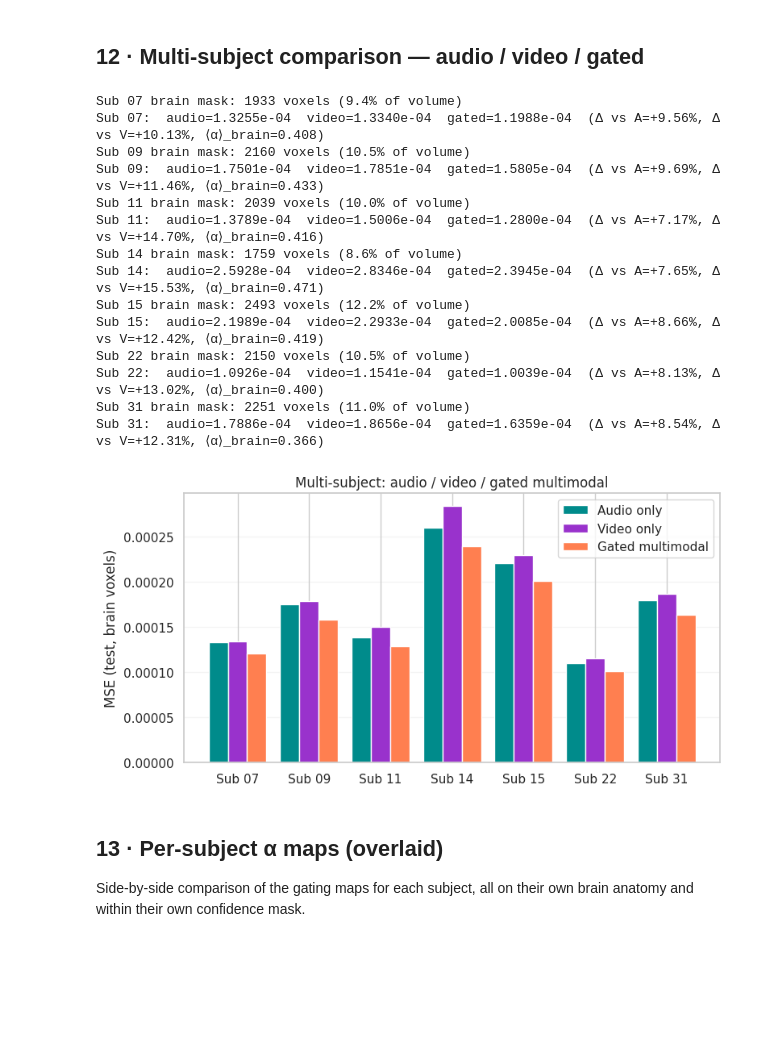
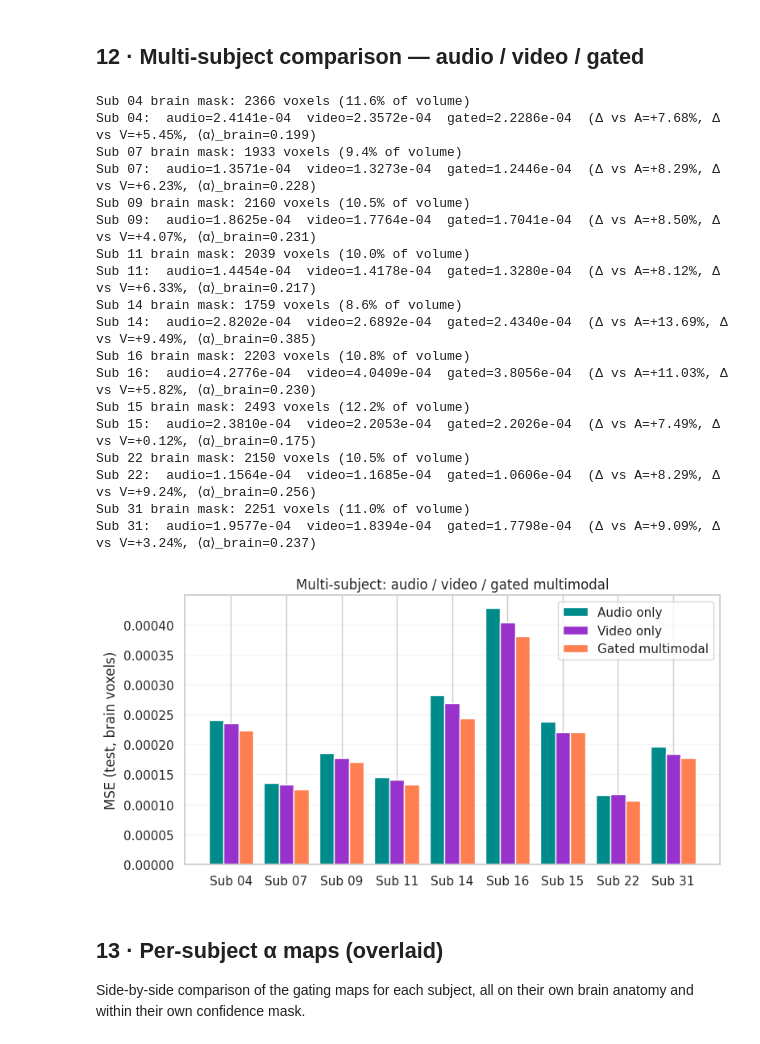
Before and after one commit to DorinDaniil/Multimodal-fMRI-forecasting, a Jupyter notebook: code/gated_multimodal.ipynb, the cells around one changed output. Drawn from its saved outputs; the diff is of its cells as text; code cells hidden in the pictures; blank space fills up the shorter version.

```diff
--- a/code/gated_multimodal.ipynb
+++ b/code/gated_multimodal.ipynb
@@ -93,8 +94,8 @@ X_video: (9750, 768)   X_audio: (9750, 768)
 # %% [markdown]
 ## 3 · Subject and hyperparameters
 # %%
-SUB_ID  = '07' # '04'
-DT      = 3       # Hemodynamic delay, seconds
+SUB_ID  = '22' # '04'
+DT      = 4       # Hemodynamic delay, seconds
 COEF    = 2       # AvgPool factor on the BOLD volume
 ALPHA_V = 2e2     # Ridge penalty for the (high-dim) video block
 ALPHA_A = 2e2     # Ridge penalty for the audio block.  With block_normalize=True
@@ -461,7 +597,7 @@ Best Δt gated:  2s  (MSE=1.1493e-04)
 # %% [markdown]
 ## 12 · Multi-subject comparison — audio / video / gated
 # %%
-subjects = ['07', '09', '11', '14', '15', '22', '31']
+subjects = ['04', '07', '09', '11', '14', '16', '15', '22', '31']
 results = {}
 
 for sid in subjects:
@@ -500,41 +636,45 @@ for sid in subjects:
         f'⟨α⟩_brain={m_g.alpha[s_mask].mean():.3f})'
     )
 
 # Three-bar group plot
 x = np.arange(len(subjects))
 w = 0.27
 fig, ax = plt.subplots(figsize=(8, 4.2))
 ax.bar(x - w, [results[s]['audio'] for s in subjects], w,
        color='darkcyan',  label='Audio only')
 ax.bar(x,     [results[s]['video'] for s in subjects], w,
        color='darkorchid', label='Video only')
 ax.bar(x + w, [results[s]['gated'] for s in subjects], w,
        color='coral',     label='Gated multimodal')
 ax.set_xticks(x)
 ax.set_xticklabels([f'Sub {s}' for s in subjects])
 ax.set_ylabel('MSE (test, brain voxels)')
 ax.set_title('Multi-subject: audio / video / gated multimodal')
 ax.legend()
 ax.grid(axis='y', alpha=0.2)
 plt.tight_layout()
 # plt.savefig('mse_subjects_gated.pdf', bbox_inches='tight')
 plt.show()
 # %% [output]
+Sub 04 brain mask: 2366 voxels (11.6% of volume)
+Sub 04:  audio=2.4141e-04  video=2.3572e-04  gated=2.2286e-04  (Δ vs A=+7.68%, Δ vs V=+5.45%, ⟨α⟩_brain=0.199)
 Sub 07 brain mask: 1933 voxels (9.4% of volume)
-Sub 07:  audio=1.3255e-04  video=1.3340e-04  gated=1.1988e-04  (Δ vs A=+9.56%, Δ vs V=+10.13%, ⟨α⟩_brain=0.408)
+Sub 07:  audio=1.3571e-04  video=1.3273e-04  gated=1.2446e-04  (Δ vs A=+8.29%, Δ vs V=+6.23%, ⟨α⟩_brain=0.228)
 Sub 09 brain mask: 2160 voxels (10.5% of volume)
-Sub 09:  audio=1.7501e-04  video=1.7851e-04  gated=1.5805e-04  (Δ vs A=+9.69%, Δ vs V=+11.46%, ⟨α⟩_brain=0.433)
+Sub 09:  audio=1.8625e-04  video=1.7764e-04  gated=1.7041e-04  (Δ vs A=+8.50%, Δ vs V=+4.07%, ⟨α⟩_brain=0.231)
 Sub 11 brain mask: 2039 voxels (10.0% of volume)
-Sub 11:  audio=1.3789e-04  video=1.5006e-04  gated=1.2800e-04  (Δ vs A=+7.17%, Δ vs V=+14.70%, ⟨α⟩_brain=0.416)
+Sub 11:  audio=1.4454e-04  video=1.4178e-04  gated=1.3280e-04  (Δ vs A=+8.12%, Δ vs V=+6.33%, ⟨α⟩_brain=0.217)
 Sub 14 brain mask: 1759 voxels (8.6% of volume)
-Sub 14:  audio=2.5928e-04  video=2.8346e-04  gated=2.3945e-04  (Δ vs A=+7.65%, Δ vs V=+15.53%, ⟨α⟩_brain=0.471)
+Sub 14:  audio=2.8202e-04  video=2.6892e-04  gated=2.4340e-04  (Δ vs A=+13.69%, Δ vs V=+9.49%, ⟨α⟩_brain=0.385)
+Sub 16 brain mask: 2203 voxels (10.8% of volume)
+Sub 16:  audio=4.2776e-04  video=4.0409e-04  gated=3.8056e-04  (Δ vs A=+11.03%, Δ vs V=+5.82%, ⟨α⟩_brain=0.230)
 Sub 15 brain mask: 2493 voxels (12.2% of volume)
-Sub 15:  audio=2.1989e-04  video=2.2933e-04  gated=2.0085e-04  (Δ vs A=+8.66%, Δ vs V=+12.42%, ⟨α⟩_brain=0.419)
+Sub 15:  audio=2.3810e-04  video=2.2053e-04  gated=2.2026e-04  (Δ vs A=+7.49%, Δ vs V=+0.12%, ⟨α⟩_brain=0.175)
 Sub 22 brain mask: 2150 voxels (10.5% of volume)
-Sub 22:  audio=1.0926e-04  video=1.1541e-04  gated=1.0039e-04  (Δ vs A=+8.13%, Δ vs V=+13.02%, ⟨α⟩_brain=0.400)
+Sub 22:  audio=1.1564e-04  video=1.1685e-04  gated=1.0606e-04  (Δ vs A=+8.29%, Δ vs V=+9.24%, ⟨α⟩_brain=0.256)
 Sub 31 brain mask: 2251 voxels (11.0% of volume)
-Sub 31:  audio=1.7886e-04  video=1.8656e-04  gated=1.6359e-04  (Δ vs A=+8.54%, Δ vs V=+12.31%, ⟨α⟩_brain=0.366)
+Sub 31:  audio=1.9577e-04  video=1.8394e-04  gated=1.7798e-04  (Δ vs A=+9.09%, Δ vs V=+3.24%, ⟨α⟩_brain=0.237)
-[figure, old version]
+[figure, new version]
 # %% [markdown]
 ## 13 · Per-subject α maps (overlaid)
 
```
Also changed, not shown: parts of 15 cells of this notebook.
